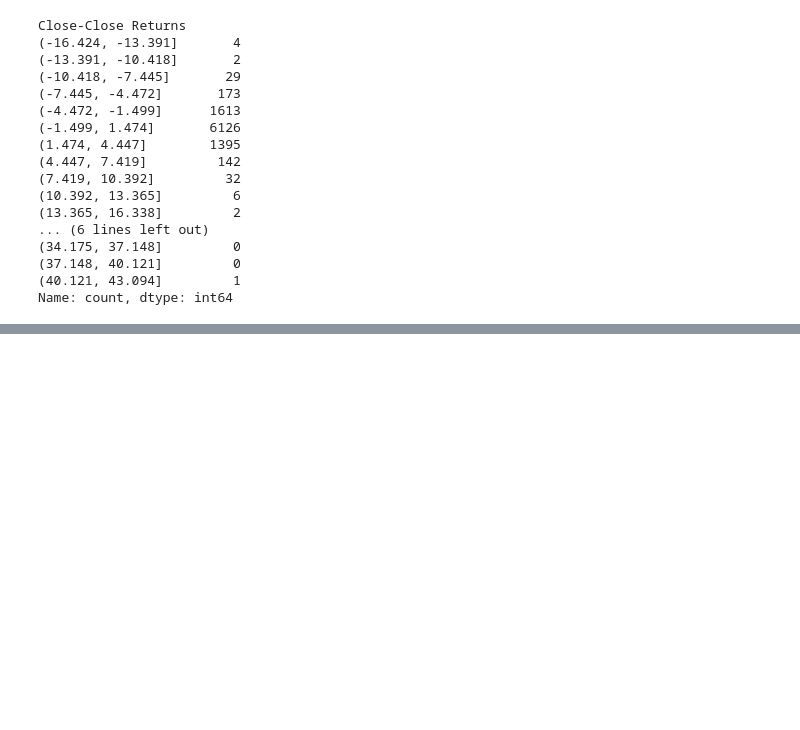
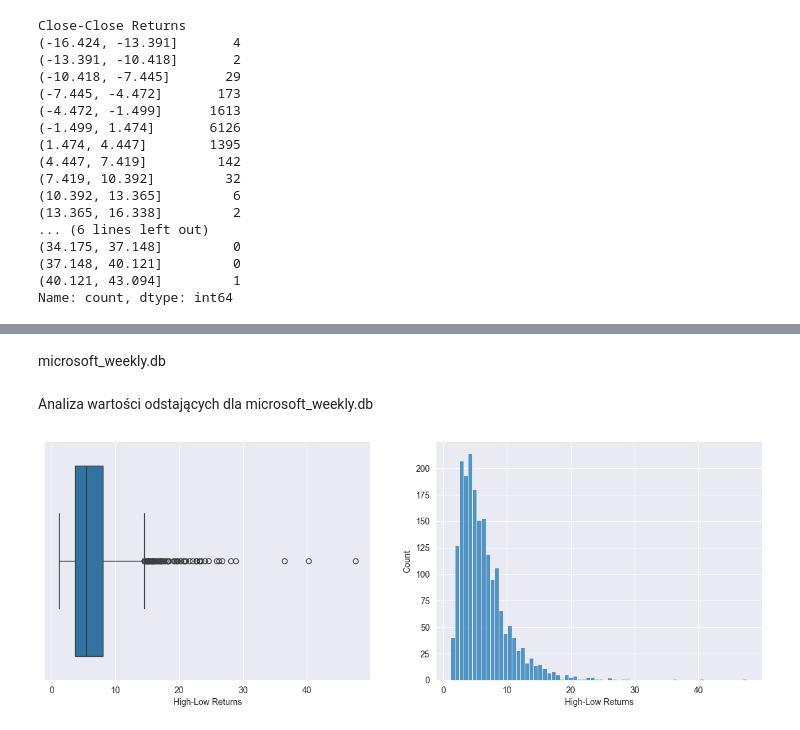
Before and after one commit to daredevilq/stock-market-analysis, a Jupyter notebook: market-analysis.ipynb, the cells around one changed output, grey strips where cells are left out. Cells and saved outputs as stored; diff of their text form; code cells hidden in the pictures; blank space fills up the shorter version.

```diff
--- a/market-analysis.ipynb
+++ b/market-analysis.ipynb
@@ -785,0 +788,8 @@ plot_pie_chart(df_microsoft_daily['Close-Close Returns'])
+# %% [markdown]
+microsoft_weekly.db
+# %% [markdown]
+Analiza wartości odstających dla microsoft_weekly.db
+# %%
+draw_plots(df_microsoft_weekly, "High-Low Returns")
+# %% [output]
+[figure, added]
```
Also changed, not shown: parts of 100 cells of this notebook, 4 other files.
